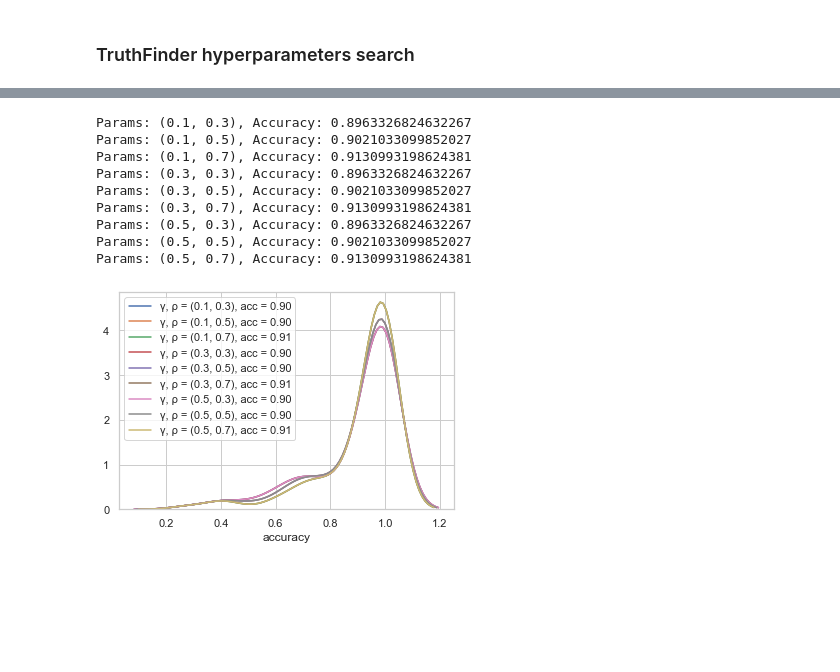
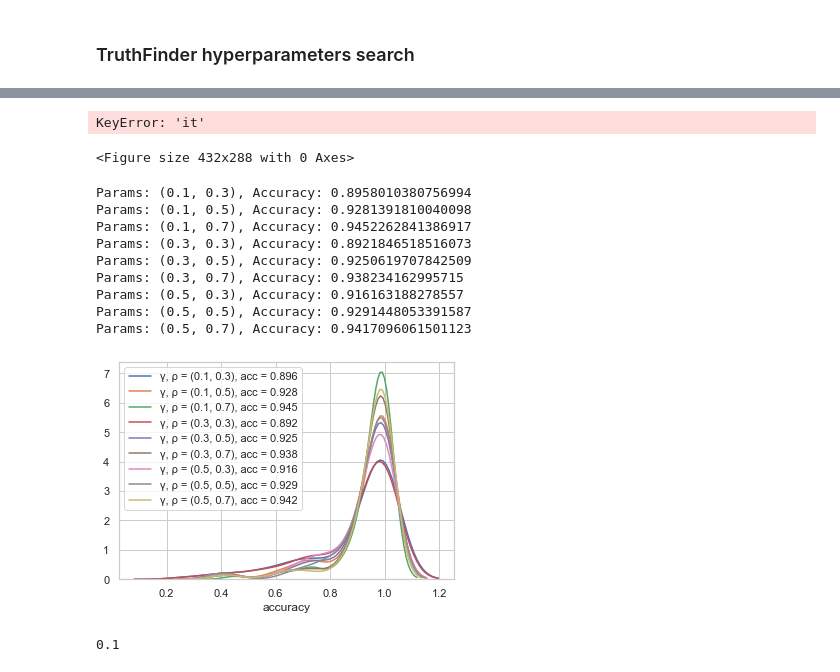
Before and after one commit to nhabbash/truth-discovery, a Jupyter notebook: notebook.ipynb, the cells around one changed output, grey strips where cells are left out. Drawn from its saved outputs; the diff is of its cells as text; code cells hidden in the pictures; blank space fills up the shorter version.

```diff
--- a/notebook.ipynb
+++ b/notebook.ipynb
@@ -407,2 +409,30 @@ display(worst_sources)
 # %% [markdown]
 ### TruthFinder hyperparameters search
+# %%
+# Max iteration accuracy
+
+max_iter = [1, 10, 20, 30]
+
+search_results_it = []
+
+for it in max_iter:
+    finder = TruthFinder(df.copy(deep=True),
+                     fact="authors",
+                     obj="isbn",
+                     initial_trust=0.8)
+
+    result = finder.compute(max_it=it, tolerance=0.01, progress=True)
+
+    matching = gs.copy(deep=True)
+    matching = matching.rename(columns = {'authors':'authors_gs'})
+    matching = pd.merge(matching, result, on=['isbn']) # Join
+    matching = matching.rename(columns = {'authors':'authors_tf'})
+    matching = matching[["isbn", "authors_gs", "authors_tf"]] # Select
+
+    matching['accuracy'] = matching.apply(lambda row:
+                                      similarity(row["authors_gs"],
+                                                 row["authors_tf"]),
+                                      axis = 1)
+    accuracy = matching.accuracy.mean()
+    search_results_it.append({"it": it, "accuracy": matching.accuracy.copy()})
+    print("### Model params: max_it={}, Accuracy: {}".format(it, accuracy))
@@ -409,4 +520,15 @@ display(worst_sources)
+# %%
+ax = plt.figure()
+
+for res in search_results_it:
+    sns.distplot(res["accuracy"], hist=False,
+                 label = "iteration = {}, acc = {:0.3f}".format(res["it"], res["accuracy"].mean()))
+# %% [output]
+KeyError: 'it'
+<Figure size 432x288 with 0 Axes>
 # %%
+# Damping and Relatedness grid search
+
 import itertools
 
 dampening = [0.1, 0.3, 0.5]
@@ -419,9 +541,10 @@ for param in itertools.product(*[dampening, relatedness]):
                      fact="authors",
                      obj="isbn",
                      dampening_factor = param[0],
-                     relatedness_factor = param[1])
+                     relatedness_factor = param[1],
+                     initial_trust=0.8)
 
-    result = finder.compute()
+    result = finder.compute(tolerance=0.01)
 
     matching = gs.copy()
     matching = matching.rename(columns = {'authors':'authors_gs'})
@@ -437,20 +560,24 @@ for param in itertools.product(*[dampening, relatedness]):
     search_results.append({"params": param, "accuracy": matching.accuracy.copy()})
     print("Params: {}, Accuracy: {}".format(param, accuracy))
 # %% [output]
-Params: (0.1, 0.3), Accuracy: 0.8963326824632267
-Params: (0.1, 0.5), Accuracy: 0.9021033099852027
-Params: (0.1, 0.7), Accuracy: 0.9130993198624381
-Params: (0.3, 0.3), Accuracy: 0.8963326824632267
-Params: (0.3, 0.5), Accuracy: 0.9021033099852027
-Params: (0.3, 0.7), Accuracy: 0.9130993198624381
-Params: (0.5, 0.3), Accuracy: 0.8963326824632267
-Params: (0.5, 0.5), Accuracy: 0.9021033099852027
-Params: (0.5, 0.7), Accuracy: 0.9130993198624381
+Params: (0.1, 0.3), Accuracy: 0.8958010380756994
+Params: (0.1, 0.5), Accuracy: 0.9281391810040098
+Params: (0.1, 0.7), Accuracy: 0.9452262841386917
+Params: (0.3, 0.3), Accuracy: 0.8921846518516073
+Params: (0.3, 0.5), Accuracy: 0.9250619707842509
+Params: (0.3, 0.7), Accuracy: 0.938234162995715
+Params: (0.5, 0.3), Accuracy: 0.916163188278557
+Params: (0.5, 0.5), Accuracy: 0.9291448053391587
+Params: (0.5, 0.7), Accuracy: 0.9417096061501123
 # %%
 ax = plt.figure()
 
 for res in search_results:
     sns.distplot(res["accuracy"], hist=False,
-                 label = "γ, ρ = {}, acc = {:0.2f}".format(res["params"], res["accuracy"].mean()))
+                 label = "γ, ρ = {}, acc = {:0.3f}".format(res["params"], res["accuracy"].mean()))
 # %% [output]
-[figure, old version]
+[figure, new version]
+# %%
+heat.params[0][0]
+# %% [output]
+0.1
```
Also changed, not shown: parts of 17 cells of this notebook, 15 other files.
